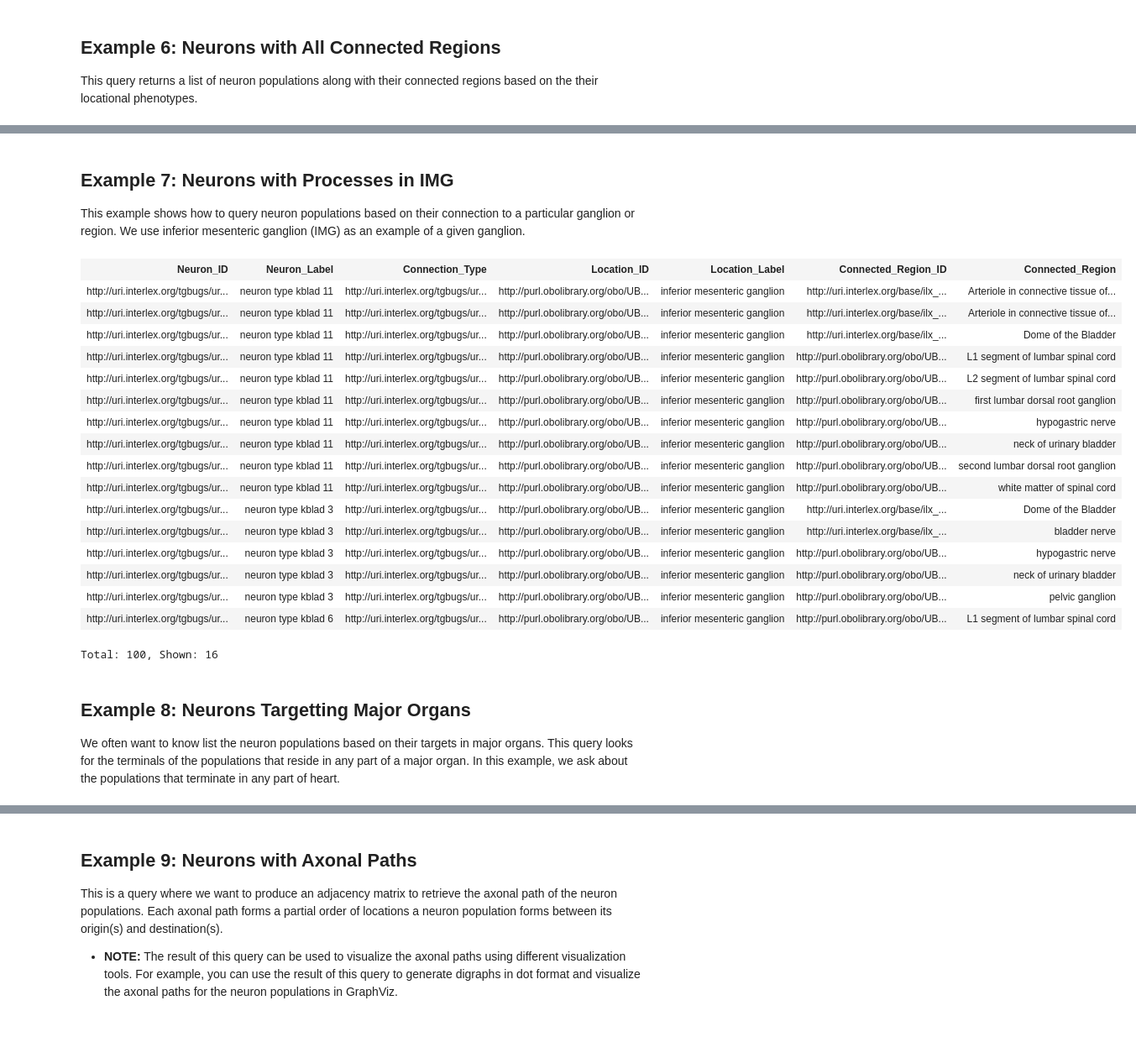
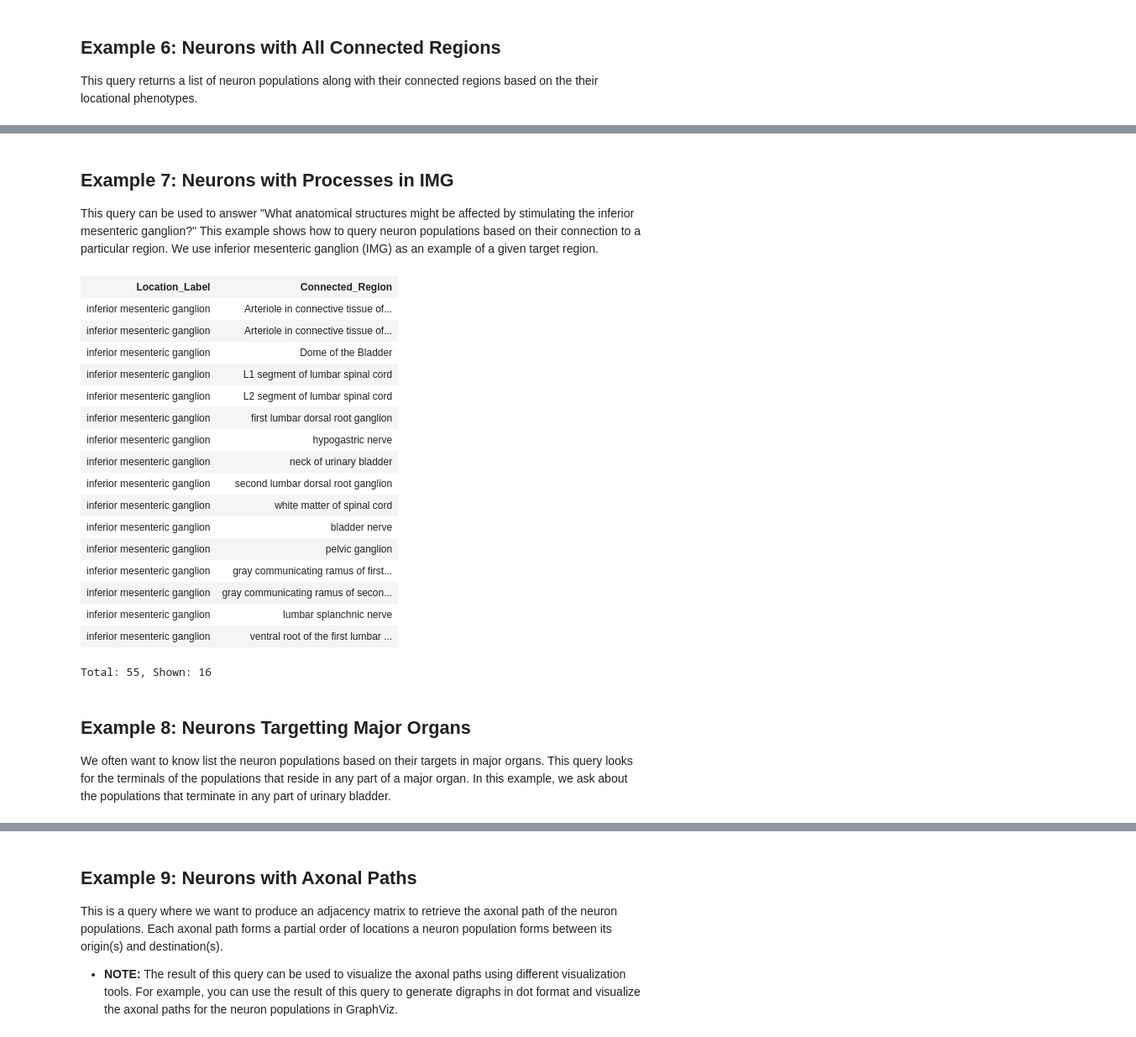
Before and after one commit to SciCrunch/sckan-query-examples, a Jupyter notebook: example-queries/sckan-sparql-query-examples.ipynb, the cells around one changed output, grey strips where cells are left out. Shown at 84% size. Drawn from its saved outputs; the diff is of its cells as text; code cells hidden in the pictures.

```diff
--- a/example-queries/sckan-sparql-query-examples.ipynb
+++ b/example-queries/sckan-sparql-query-examples.ipynb
@@ -553,9 +603,11 @@ Total: 2998, Shown: 16
 # %% [markdown]
 ## Example 7: Neurons with Processes in IMG
-This example shows how to query neuron populations based on their connection to a particular ganglion or region. We use inferior mesenteric ganglion (IMG) as an example of a given ganglion.
+This query can be used to answer "What anatomical structures might be affected by stimulating the inferior mesenteric ganglion?"
+This example shows how to query neuron populations based on their connection to a particular region. We use inferior mesenteric ganglion (IMG) as an example of a given target region.
 # %%
-# Query: This query returns neuron populations with their processes in IMG. In other words, IMG could be connected to the populations
-# based on any of their soma, axon, axon terminal, dendrite, or sensory axon terminal locations.
+# Query: What anatomical structures might be affected by perturbation of the IMG?
+# This query returns the distinct set of anatomical structures connected to the IMG based
+# on a set of neuron populations in SCKAN with processes in IMG.
 
 PREFIX owl: <http://www.w3.org/2002/07/owl#>
 PREFIX rdfs: <http://www.w3.org/2000/01/rdf-schema#>
@@ -564,58 +616,62 @@ PREFIX partOf: <http://purl.obolibrary.org/obo/BFO_0000050>
 PREFIX ilxtr: <http://uri.interlex.org/tgbugs/uris/readable/>
 PREFIX UBERON: <http://purl.obolibrary.org/obo/UBERON_>
 
-SELECT Distinct ?Neuron_ID ?Neuron_Label ?Connection_Type ?Location_ID ?Location_Label
-                ?Connected_Region_ID ?Connected_Region
+SELECT Distinct
+# ?Neuron_ID
+# ?Neuron_Label
+# ?Connection_Type
+?Location_Label
+?Connected_Region
 {
   ## ***************************** INSTRUCTIONS ****************************************
   ## UNCOMMENT the lines by removing the hash symbol (#) before FILTER.
   ## REPLACE the region name on the right side of the equality operator (=)
   ## by your desired region name within quotes (all in lower case).
   ## ***********************************************************************************
 
     FILTER (LCase(?Location_Label) = 'inferior mesenteric ganglion')
 
     ?Neuron_ID ilxtr:hasConnectedLocation ?Location_ID.
     OPTIONAL {?Neuron_ID rdfs:label ?Neuron_Label.}
 
     ?Location_ID rdfs:label ?Location_Label.
     ?Neuron_ID ?Connection_Type ?Location_ID.
 
     ?Neuron_ID (ilxtr:hasSomaLocation | ilxtr:hasAxonTerminalLocation | ilxtr:hasAxonLocation
                 |ilxtr:hasDendriteLocation | ilxtr:hasAxonSensoryLocation) ?Connected_Region_ID.
 
     ?Connected_Region_ID rdfs:label ?Connected_Region.
 
-    FILTER (?Connection_Type != ilxtr:hasConnectedLocation)
+    # FILTER (?Connection_Type != ilxtr:hasConnectedLocation)
     FILTER (?Location_ID != ?Connected_Region_ID)
 
     # ?Location_ID ilxtr:isPartOf+/rdfs:label 'inferior mesenteric ganglion'.
 
 }
 ORDER BY ?Neuron_Label ?Connected_Region
 LIMIT 1000
 # %% [output]
-| Neuron_ID | Neuron_Label | Connection_Type | Location_ID | Location_Label | Connected_Region_ID | Connected_Region |
-| http://uri.interlex.org/tgbugs/ur... | neuron type kblad 11 | http://uri.interlex.org/tgbugs/ur... | http://purl.obolibrary.org/obo/UB... | inferior mesenteric ganglion | http://uri.interlex.org/base/ilx_... | Arteriole in connective tissue of... |
-| http://uri.interlex.org/tgbugs/ur... | neuron type kblad 11 | http://uri.interlex.org/tgbugs/ur... | http://purl.obolibrary.org/obo/UB... | inferior mesenteric ganglion | http://uri.interlex.org/base/ilx_... | Arteriole in connective tissue of... |
-| http://uri.interlex.org/tgbugs/ur... | neuron type kblad 11 | http://uri.interlex.org/tgbugs/ur... | http://purl.obolibrary.org/obo/UB... | inferior mesenteric ganglion | http://uri.interlex.org/base/ilx_... | Dome of the Bladder |
-| http://uri.interlex.org/tgbugs/ur... | neuron type kblad 11 | http://uri.interlex.org/tgbugs/ur... | http://purl.obolibrary.org/obo/UB... | inferior mesenteric ganglion | http://purl.obolibrary.org/obo/UB... | L1 segment of lumbar spinal cord |
-| http://uri.interlex.org/tgbugs/ur... | neuron type kblad 11 | http://uri.interlex.org/tgbugs/ur... | http://purl.obolibrary.org/obo/UB... | inferior mesenteric ganglion | http://purl.obolibrary.org/obo/UB... | L2 segment of lumbar spinal cord |
-| http://uri.interlex.org/tgbugs/ur... | neuron type kblad 11 | http://uri.interlex.org/tgbugs/ur... | http://purl.obolibrary.org/obo/UB... | inferior mesenteric ganglion | http://purl.obolibrary.org/obo/UB... | first lumbar dorsal root ganglion |
-| http://uri.interlex.org/tgbugs/ur... | neuron type kblad 11 | http://uri.interlex.org/tgbugs/ur... | http://purl.obolibrary.org/obo/UB... | inferior mesenteric ganglion | http://purl.obolibrary.org/obo/UB... | hypogastric nerve |
-| http://uri.interlex.org/tgbugs/ur... | neuron type kblad 11 | http://uri.interlex.org/tgbugs/ur... | http://purl.obolibrary.org/obo/UB... | inferior mesenteric ganglion | http://purl.obolibrary.org/obo/UB... | neck of urinary bladder |
-| http://uri.interlex.org/tgbugs/ur... | neuron type kblad 11 | http://uri.interlex.org/tgbugs/ur... | http://purl.obolibrary.org/obo/UB... | inferior mesenteric ganglion | http://purl.obolibrary.org/obo/UB... | second lumbar dorsal root ganglion |
-| http://uri.interlex.org/tgbugs/ur... | neuron type kblad 11 | http://uri.interlex.org/tgbugs/ur... | http://purl.obolibrary.org/obo/UB... | inferior mesenteric ganglion | http://purl.obolibrary.org/obo/UB... | white matter of spinal cord |
-| http://uri.interlex.org/tgbugs/ur... | neuron type kblad 3 | http://uri.interlex.org/tgbugs/ur... | http://purl.obolibrary.org/obo/UB... | inferior mesenteric ganglion | http://uri.interlex.org/base/ilx_... | Dome of the Bladder |
-| http://uri.interlex.org/tgbugs/ur... | neuron type kblad 3 | http://uri.interlex.org/tgbugs/ur... | http://purl.obolibrary.org/obo/UB... | inferior mesenteric ganglion | http://uri.interlex.org/base/ilx_... | bladder nerve |
-| http://uri.interlex.org/tgbugs/ur... | neuron type kblad 3 | http://uri.interlex.org/tgbugs/ur... | http://purl.obolibrary.org/obo/UB... | inferior mesenteric ganglion | http://purl.obolibrary.org/obo/UB... | hypogastric nerve |
-| http://uri.interlex.org/tgbugs/ur... | neuron type kblad 3 | http://uri.interlex.org/tgbugs/ur... | http://purl.obolibrary.org/obo/UB... | inferior mesenteric ganglion | http://purl.obolibrary.org/obo/UB... | neck of urinary bladder |
-| http://uri.interlex.org/tgbugs/ur... | neuron type kblad 3 | http://uri.interlex.org/tgbugs/ur... | http://purl.obolibrary.org/obo/UB... | inferior mesenteric ganglion | http://purl.obolibrary.org/obo/UB... | pelvic ganglion |
-| http://uri.interlex.org/tgbugs/ur... | neuron type kblad 6 | http://uri.interlex.org/tgbugs/ur... | http://purl.obolibrary.org/obo/UB... | inferior mesenteric ganglion | http://purl.obolibrary.org/obo/UB... | L1 segment of lumbar spinal cord |
+| Location_Label | Connected_Region |
+| inferior mesenteric ganglion | Arteriole in connective tissue of... |
+| inferior mesenteric ganglion | Arteriole in connective tissue of... |
+| inferior mesenteric ganglion | Dome of the Bladder |
+| inferior mesenteric ganglion | L1 segment of lumbar spinal cord |
+| inferior mesenteric ganglion | L2 segment of lumbar spinal cord |
+| inferior mesenteric ganglion | first lumbar dorsal root ganglion |
+| inferior mesenteric ganglion | hypogastric nerve |
+| inferior mesenteric ganglion | neck of urinary bladder |
+| inferior mesenteric ganglion | second lumbar dorsal root ganglion |
+| inferior mesenteric ganglion | white matter of spinal cord |
+| inferior mesenteric ganglion | bladder nerve |
+| inferior mesenteric ganglion | pelvic ganglion |
+| inferior mesenteric ganglion | gray communicating ramus of first... |
+| inferior mesenteric ganglion | gray communicating ramus of secon... |
+| inferior mesenteric ganglion | lumbar splanchnic nerve |
+| inferior mesenteric ganglion | ventral root of the first lumbar ... |
-Total: 100, Shown: 16
+Total: 55, Shown: 16
 # %% [markdown]
 ## Example 8: Neurons Targetting Major Organs
-We often want to know list the neuron populations based on their targets in major organs. This query looks for the terminals of the populations that reside in any part of a major organ. In this example, we ask about the populations that terminate in any part of heart.
+We often want to know list the neuron populations based on their targets in major organs. This query looks for the terminals of the populations that reside in any part of a major organ. In this example, we ask about the populations that terminate in any part of urinary bladder.
 # %%
 PREFIX owl: <http://www.w3.org/2002/07/owl#>
 PREFIX rdfs: <http://www.w3.org/2000/01/rdf-schema#>
```
Also changed, not shown: parts of 9 cells of this notebook.
